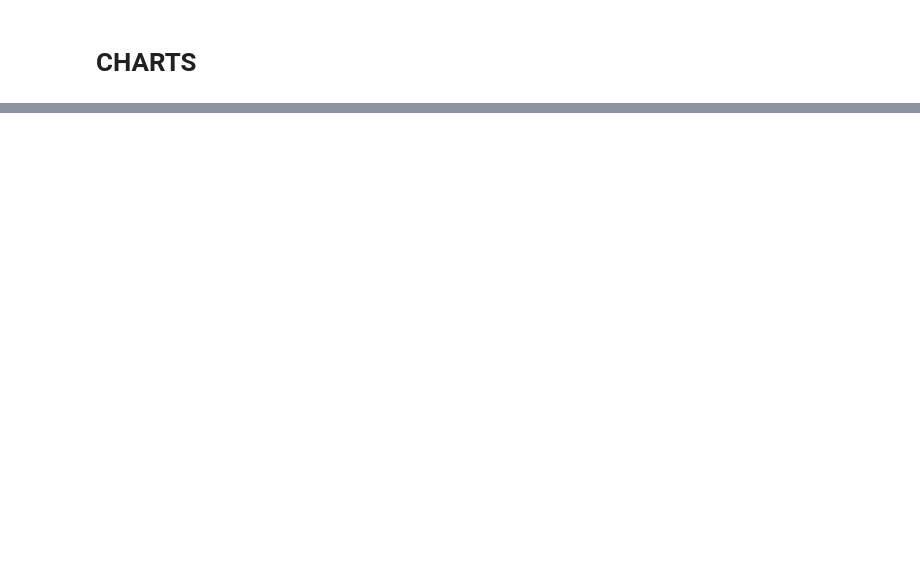
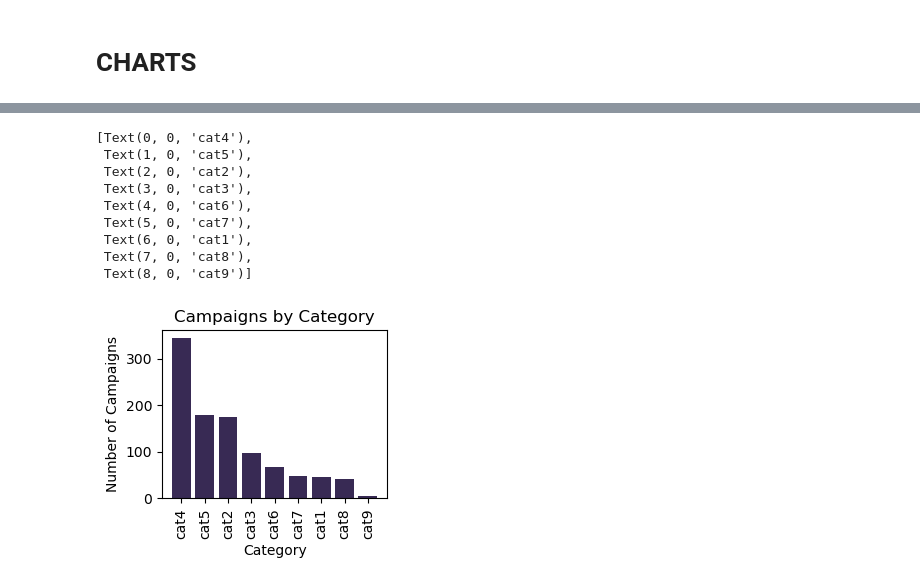
Before and after one commit to kuromasadev/Crowdfunding_ETL, a Jupyter notebook: ETL_mini_project_dashboard.ipynb, the cells around one changed output, grey strips where cells are left out. Drawn from its saved outputs; the diff is of its cells as text; code cells hidden in the pictures; blank space fills up the shorter version.

```diff
--- a/ETL_mini_project_dashboard.ipynb
+++ b/ETL_mini_project_dashboard.ipynb
@@ -35,0 +60,21 @@ gs = GridSpec(2, 2)
+# %%
+# Charts 3 and 4
+fig3 = plt.figure()
+ax3 = fig3.add_subplot(gs[1, 0])
+category_counts = cleaned_campaign_df['category_id'].value_counts()
+ax3.bar(category_counts.index, category_counts)
+ax3.set_xlabel('Category')
+ax3.set_ylabel('Number of Campaigns')
+ax3.set_title('Campaigns by Category')
+ax3.set_xticklabels(category_counts.index, rotation=90)
+# %% [output]
+[Text(0, 0, 'cat4'),
+ Text(1, 0, 'cat5'),
+ Text(2, 0, 'cat2'),
+ Text(3, 0, 'cat3'),
+ Text(4, 0, 'cat6'),
+ Text(5, 0, 'cat7'),
+ Text(6, 0, 'cat1'),
+ Text(7, 0, 'cat8'),
+ Text(8, 0, 'cat9')]
+[figure, added]
```
Also changed, not shown: parts of 19 cells of this notebook, 7 other files.
